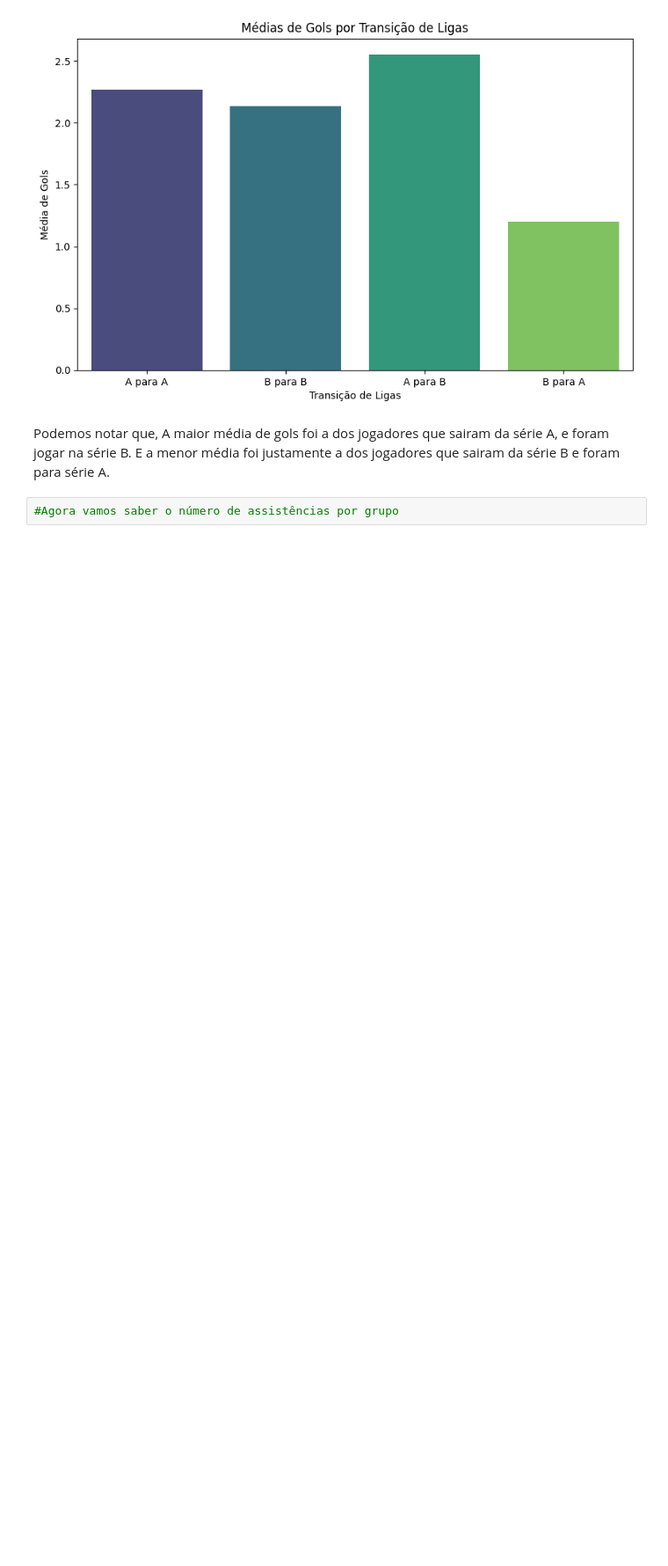
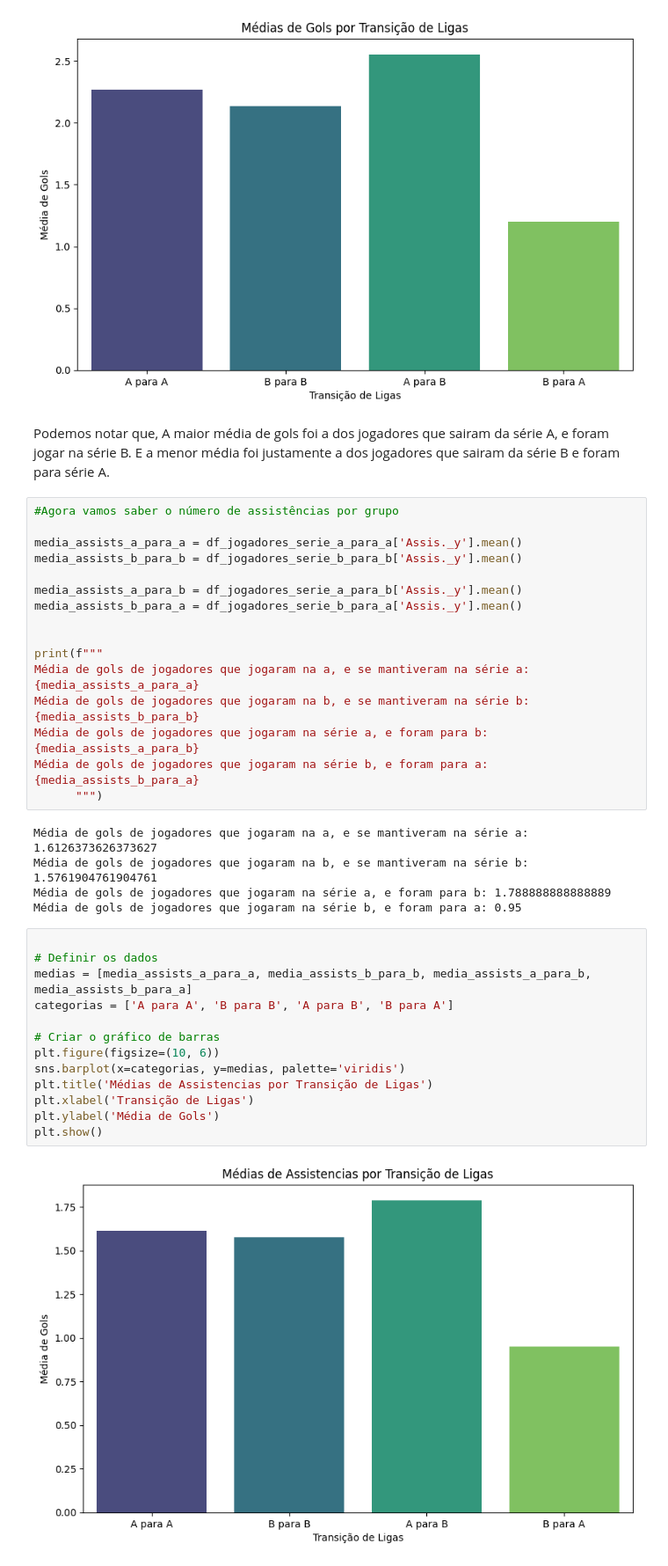
Before and after one commit to RodrigoflBraz/TCC---Data-Science-Applied-to-Football, a Jupyter notebook: ETL_dataset.ipynb, the cells around one changed output. Shown at 88% size. Drawn from its saved outputs; the diff is of its cells as text; blank space fills up the shorter version.

```diff
--- a/ETL_dataset.ipynb
+++ b/ETL_dataset.ipynb
@@ -248,5 +262,39 @@ plt.show()
 [figure]
 # %% [markdown]
 Podemos notar que, A maior média de gols foi a dos jogadores que sairam da série A, e foram jogar na série B. E a menor média foi justamente a dos jogadores que sairam da série B e foram para série A.
-# %%
-#Agora vamos saber o número de assistências por grupo
+# %%
+#Agora vamos saber o número de assistências por grupo
+
+media_assists_a_para_a = df_jogadores_serie_a_para_a['Assis._y'].mean()
+media_assists_b_para_b = df_jogadores_serie_b_para_b['Assis._y'].mean()
+
+media_assists_a_para_b = df_jogadores_serie_a_para_b['Assis._y'].mean()
+media_assists_b_para_a = df_jogadores_serie_b_para_a['Assis._y'].mean()
+
+
+print(f"""
+Média de gols de jogadores que jogaram na a, e se mantiveram na série a: {media_assists_a_para_a}
+Média de gols de jogadores que jogaram na b, e se mantiveram na série b: {media_assists_b_para_b}
+Média de gols de jogadores que jogaram na série a, e foram para b: {media_assists_a_para_b}
+Média de gols de jogadores que jogaram na série b, e foram para a: {media_assists_b_para_a}
+      """)
+# %% [output]
+Média de gols de jogadores que jogaram na a, e se mantiveram na série a: 1.6126373626373627
+Média de gols de jogadores que jogaram na b, e se mantiveram na série b: 1.5761904761904761
+Média de gols de jogadores que jogaram na série a, e foram para b: 1.788888888888889
+Média de gols de jogadores que jogaram na série b, e foram para a: 0.95
+# %%
+
+# Definir os dados
+medias = [media_assists_a_para_a, media_assists_b_para_b, media_assists_a_para_b, media_assists_b_para_a]
+categorias = ['A para A', 'B para B', 'A para B', 'B para A']
+
+# Criar o gráfico de barras
+plt.figure(figsize=(10, 6))
+sns.barplot(x=categorias, y=medias, palette='viridis')
+plt.title('Médias de Assistencias por Transição de Ligas')
+plt.xlabel('Transição de Ligas')
+plt.ylabel('Média de Gols')
+plt.show()
+# %% [output]
+[figure, added]
```
Also changed, not shown: parts of 6 cells of this notebook.
